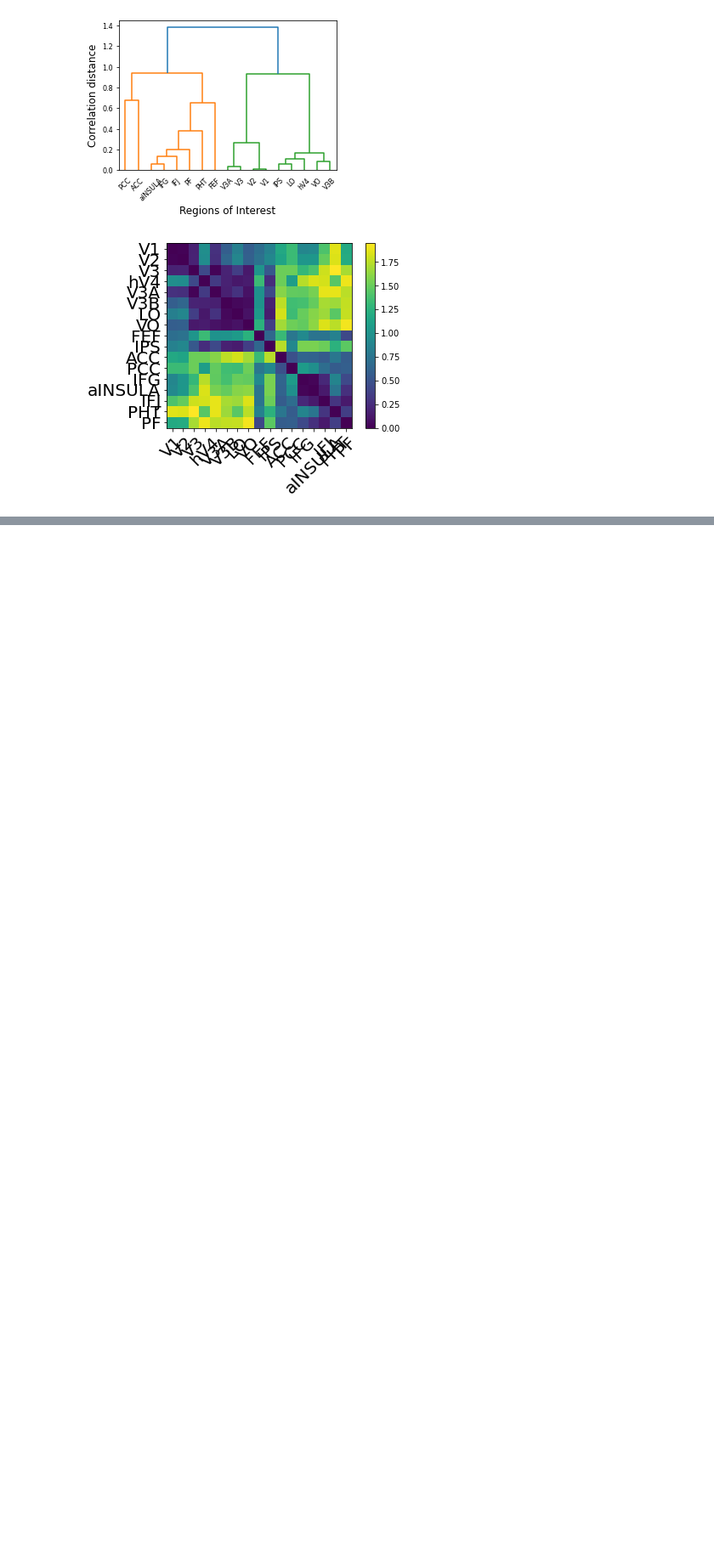
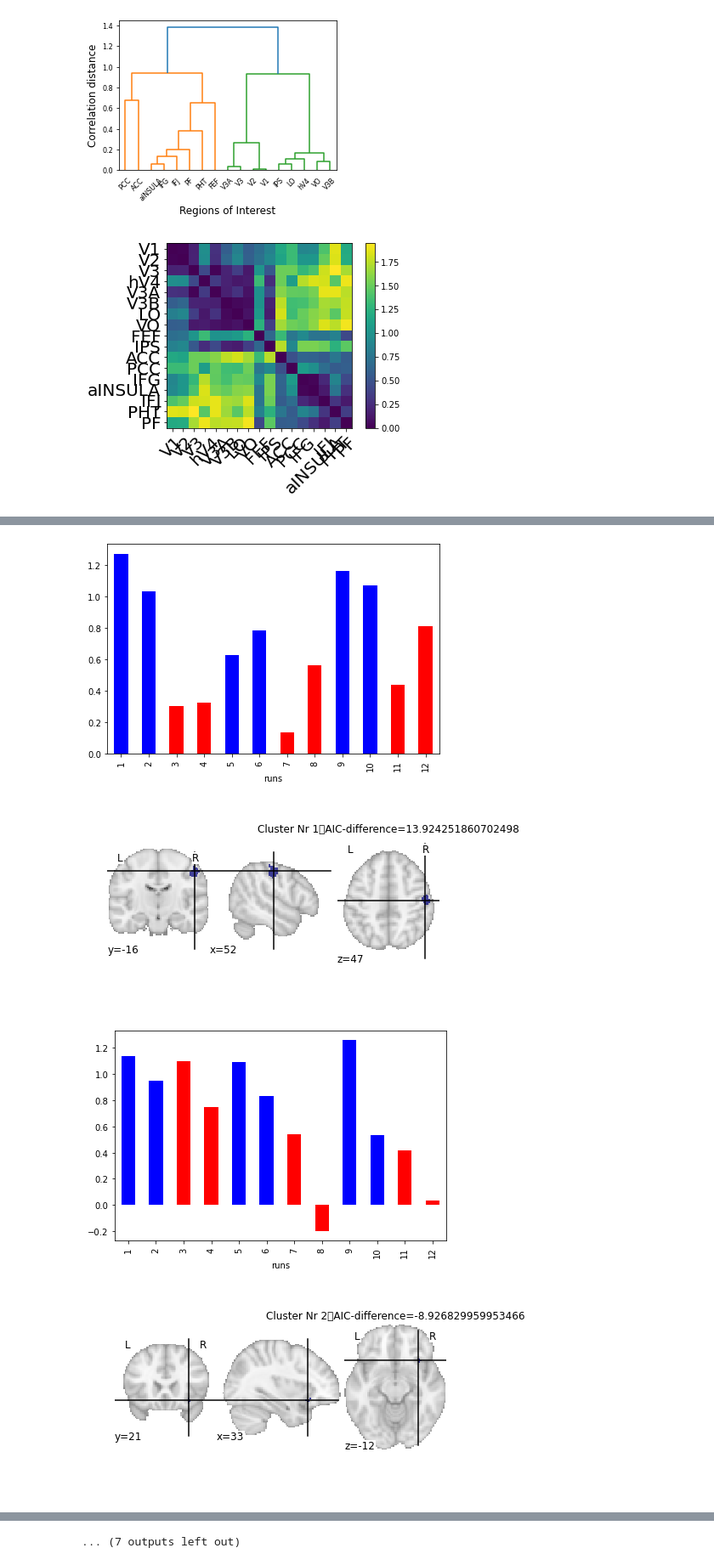
Before and after one commit to PibeChorro/Magic_fMRI, a Jupyter notebook: analysis/visualization/univariate_ROI_results_visualization.ipynb, the cells around one changed output, grey strips where cells are left out. Shown at 85% size. Cells and saved outputs as stored; diff of their text form; code cells hidden in the pictures; blank space fills up the shorter version.

```diff
--- a/analysis/visualization/univariate_ROI_results_visualization.ipynb
+++ b/analysis/visualization/univariate_ROI_results_visualization.ipynb
@@ -166,0 +248,22 @@ plt.yticks(range(len(ROIS)),ROIS, fontsize=20);
+# %%
+colors = ['b', 'b', 'r', 'r']*4
+AIC_diffs = (np.min([AIC_df.runs_in_block, AIC_df.all_runs], axis=0) - AIC_df.pre_post)
+for cl,diff in zip(AIC_df.index, AIC_diffs):
+    # create figure to plot the cluster in and the corresponding bar-plot
+    fig, axes = plt.subplots(nrows=2, ncols=1, figsize=(7, 10))
+    # read in current cluster dataframe
+    cluster_df = pd.read_csv(os.path.join(DATA_DIR, currentcontrast, 'cluster{:02}_df.csv'.format(cl)))
+    cluster_df = cluster_df.pivot_table(index='subject',
+                                        columns='runs',
+                                        values='betas',
+                                        aggfunc='mean')
+    cluster_df.mean().plot.bar(color=colors, ax=axes[0])
+
+    current_roi = label_data==cl
+    roi = new_img_like(ref_niimg=current_img, data=current_roi)
+    plot = plotting.plot_roi(roi,axes=axes[1])
+
+    plt.title('Cluster Nr {}\tAIC-difference={}'.format(cl,diff))
+# %% [output]
+[figure, added]
+[figure, added]
@@ -166,0 +280 @@ plt.yticks(range(len(ROIS)),ROIS, fontsize=20);
+... (7 outputs left out)
```
Also changed, not shown: parts of 9 cells of this notebook.
